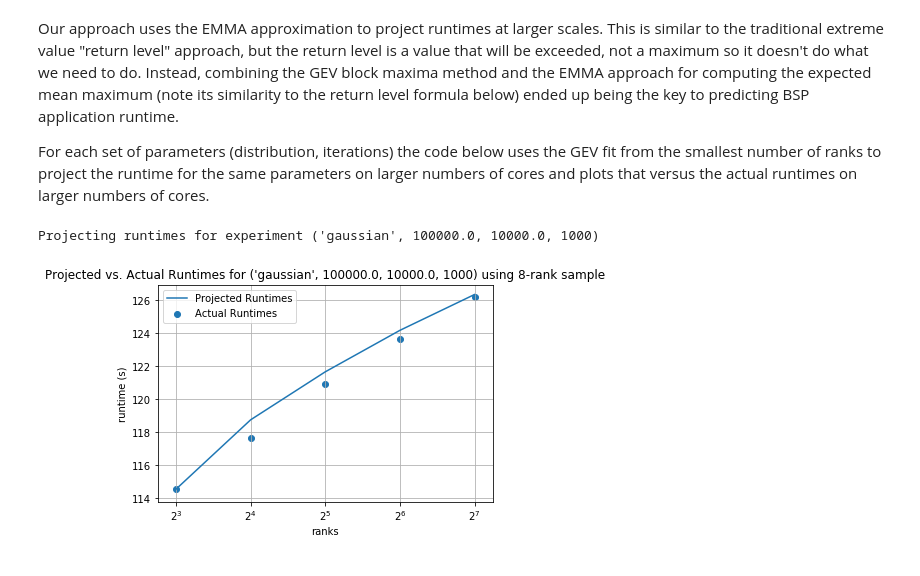
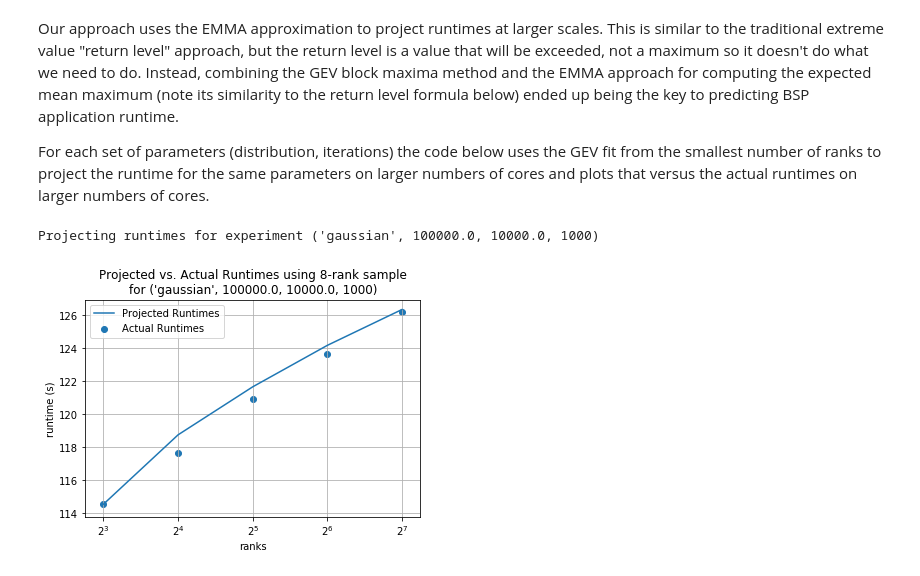
Before and after one commit to qwofford/popperized, a Jupyter notebook: pipelines/data_generator/validate/interval-analysis.ipynb, the cells around one changed output. Drawn from its saved outputs; the diff is of its cells as text; code cells hidden in the pictures.

```diff
--- a/pipelines/data_generator/validate/interval-analysis.ipynb
+++ b/pipelines/data_generator/validate/interval-analysis.ipynb
@@ -262,32 +262,32 @@ def project_runtimes(exp, row, fig, ax):
     runtime_emma = [gevdist.moment(1)*iterations/1000000000]
 
     for i in range(1, 5):
         ranks.append(row['ranks']*(2**i))
         runtime_emma.append(emma(gevdist, 2**i)*iterations/1000000000)
 
     ax.plot(ranks, runtime_emma, label='Projected Runtimes'.format(ranks[0]))
     ax.set_xscale('log', basex=2)
     ax.set(xlabel='ranks', ylabel='runtime (s)', xticks=ranks,
-           title='Projected vs. Actual Runtimes for {0} using {1}-rank sample'.format(exp, ranks[0]))
+           title='Projected vs. Actual Runtimes using {0}-rank sample\nfor {1}'.format(ranks[0],exp))
 
 # For each set of distributions and parameters, project runtimes from smallest
 # experiment and plot larger experiments versus this projection
 for frame in expdata.groupby(['distribution', 'mean', 'std', 'iterations']):
     exps = frame[1].sort_values(['ranks']).reset_index(drop=True)
     print('Projecting runtimes for experiment {0}'.format(frame[0]))
 
     fig, ax = plt.subplots()
     runtimes = []
     sizes = []
     for iter, row in exps.iterrows():
         sizes.append(row['ranks'])
         runtimes.append(row['runtime']/1000000000)
         if iter == 0:
             project_runtimes(frame[0], row, fig, ax)
     ax.scatter(sizes, runtimes, label='Actual Runtimes')
     ax.grid()
     plt.legend()
     plt.show()
 # %% [output]
 Projecting runtimes for experiment ('gaussian', 100000.0, 10000.0, 1000)
-[figure, old version]
+[figure, new version]
```
Also changed, not shown: 1 other file.
